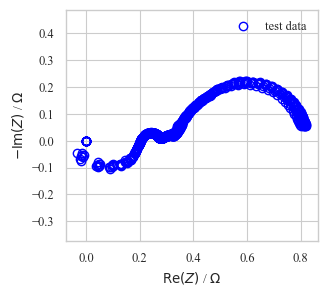
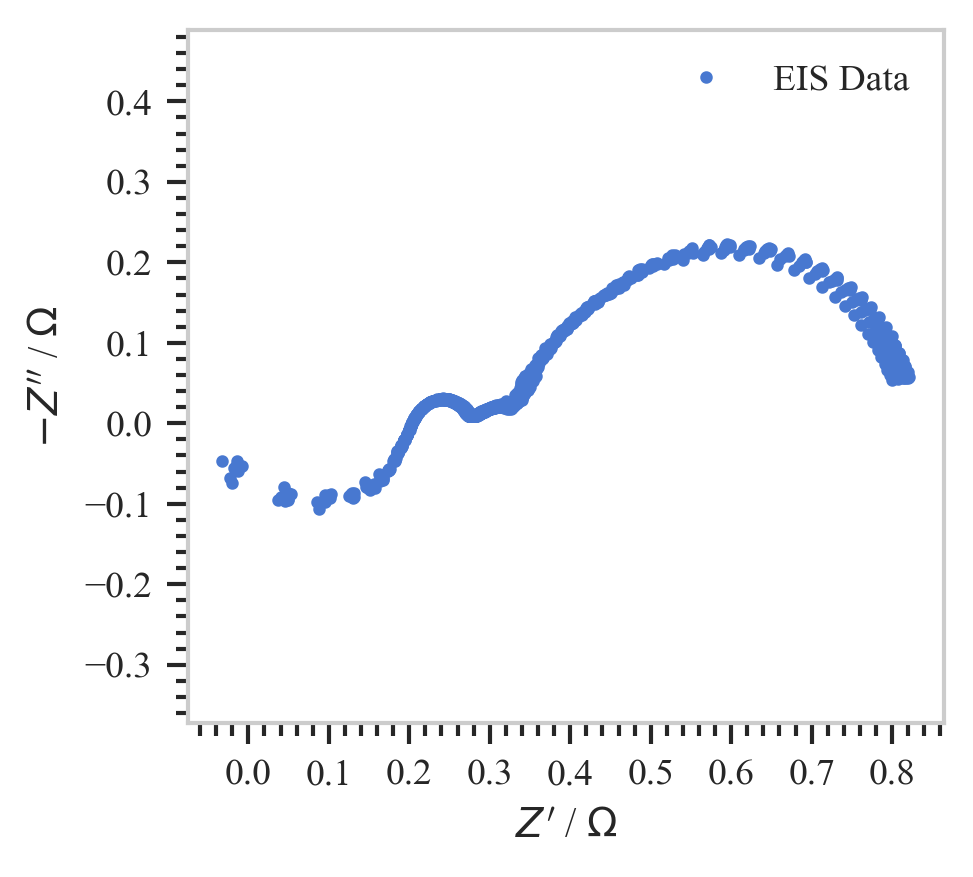
Code edit (unified diff) that turned the first committed figure into the second:
--- before
+++ after
@@ -1,14 +1,23 @@
-data = BiologicLoader().load_data(fpath=r"C:\Users\es758\OneDrive - University of Cambridge\PhD\Results\Electrochemistry\Full Cell 3\2025.03.21 FB1_FCN_KCl_E620K_GFDB0_B3lasercen\5_50ml_50soc_20mM_FCN_33rpm_laseredge_6Nm_C02.mpr")
-print(data.df["cycle number"])
+fpath = r"C:\Users\es758\OneDrive - University of Cambridge\PhD\Results\Electrochemistry\Full Cell 3\2025.03.21 FB1_FCN_KCl_E620K_GFDB0_B3lasercen\5_50ml_50soc_20mM_FCN_33rpm_laseredge_6Nm_C02.mpr"
 
-eis_object = data.to_EISData()
+ECData_object = BiologicLoader().load_data(fpath=fpath)
+# ECData_object.df = ECData_object.filter_by_col("cycle number", lambda value: value == 1)
+EISData_object = ECData_object.to_EISData()
 
-eis_object.dataset_type = "measured"
-eis_object.colour = "blue"
-eis_object.label = "test data"
+data_plot = NyquistPlot(figsize=(3.25, 3), dpi=300) 
+data_plot.add_plot(EISData_object, label = "EIS Data", linestyle = "", marker = "o", markersize = 2)
 
-fig, ax = EISPlot(eis_object).plot_nyquist()
-display(fig)
+### Plot formatting
+## Ensure ratio equal
+# data_plot.ax.set_aspect("equal", adjustable="datalim")  # if enable, overall fig size will be strictly enforced, but x and y limits will be overwritten. So will padding of labels I think.
+# data_plot.ax.set_aspect('equal',adjustable='box') # if enable this, fig size will get overwritten, at least in y. but can set x and y lim
+## Cropping
+# data_plot.ax.set_ylim([0.01, None]) # can always edit afterwards like most settings with something like
+## Embellishments
+data_plot.add_major_ticks(major_tick_spacing = 0.1)
+data_plot.add_minor_ticks(major_tick_spacing = 5)
+# data_plot.ax.grid(True)
+# data_plot.ax.legend(bbox_to_anchor=(0., 0.9), loc="upper left") # manual legend settings
+data_plot.ax.legend()
 
-fig, ax = EISPlot(eis_object).plot_bode()
-display(fig)
+display(data_plot.fig)

Commit: feat(plots and eis): plotting and data remaster